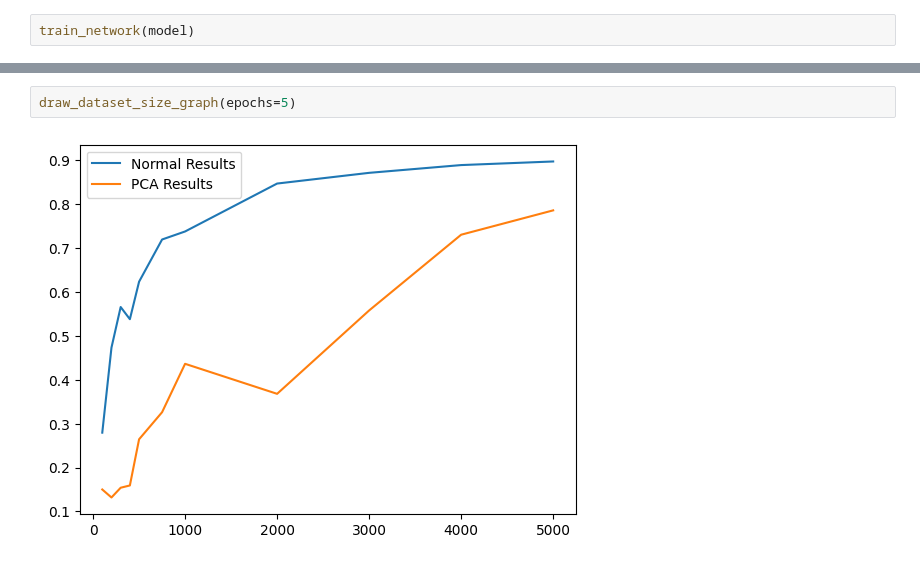
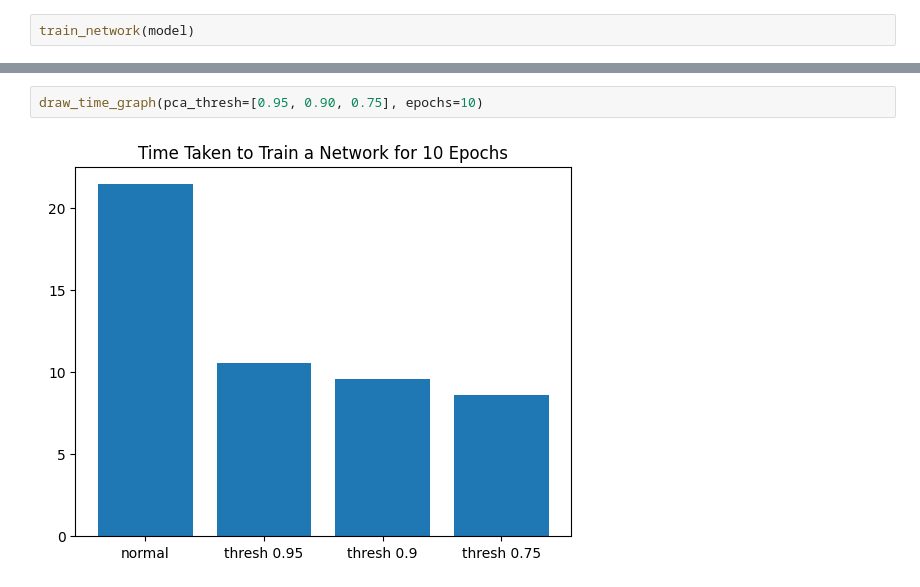
Before and after one commit to vivaansinghvi07/pca-neural-networks, a Jupyter notebook: visualization.ipynb, the cells around one changed output, grey strips where cells are left out. Cells and saved outputs as stored; diff of their text form.

```diff
--- a/visualization.ipynb
+++ b/visualization.ipynb
@@ -89,4 +88,4 @@ Initializing networks...
-# %%
-draw_dataset_size_graph(epochs=5)
-# %% [output]
-[figure, removed]
+# %%
+draw_time_graph(pca_thresh=[0.95, 0.90, 0.75], epochs=10)
+# %% [output]
+[figure, added]
```
Also changed, not shown: parts of 8 cells of this notebook, 3 other files.
